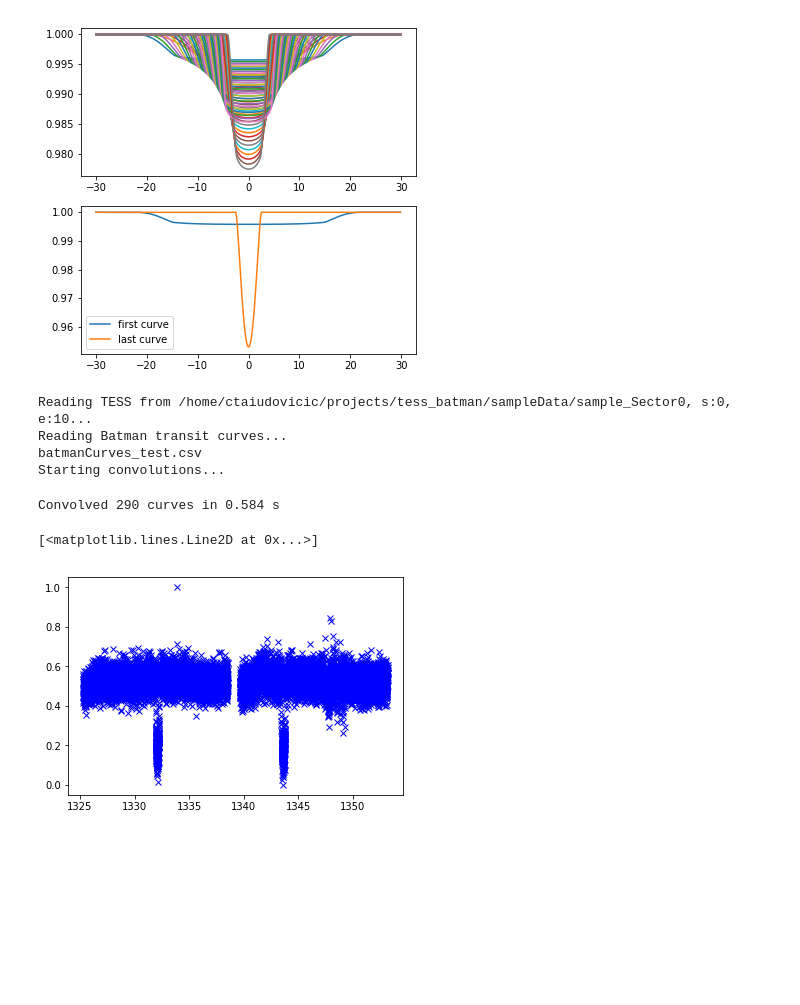
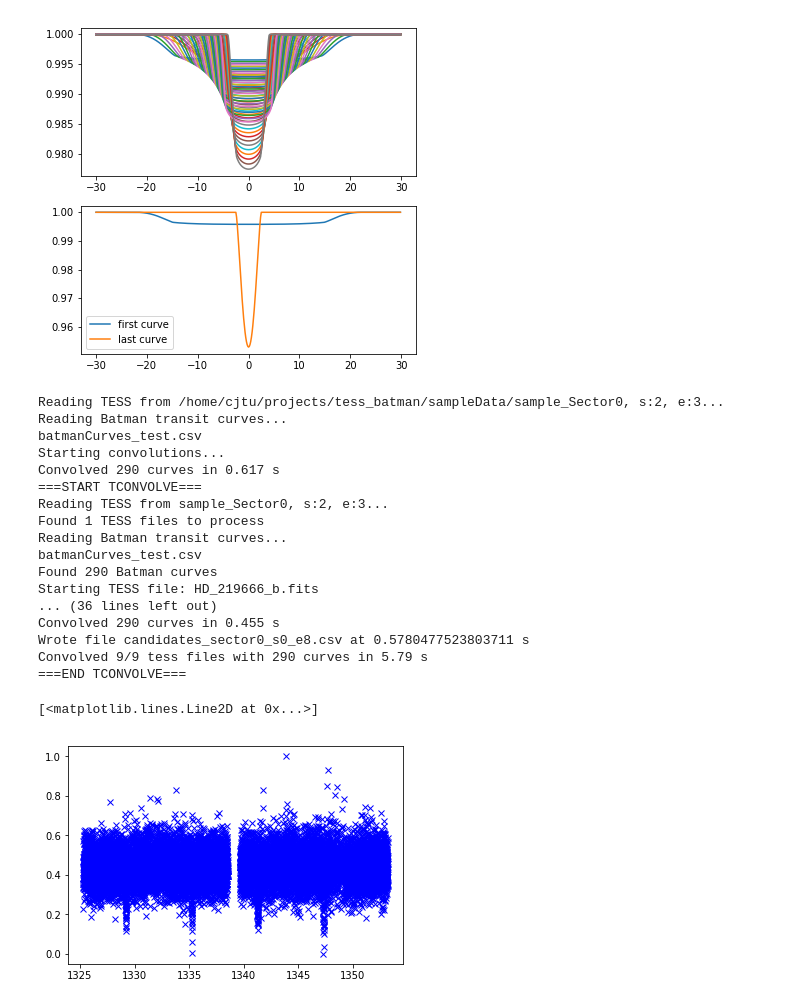
Before and after one commit to cjtu/tess_batman, a Jupyter notebook: code/master_notebook.ipynb, the cells around one changed output. Cells and saved outputs as stored; diff of their text form; code cells hidden in the pictures; blank space fills up the shorter version.

```diff
--- a/code/master_notebook.ipynb
+++ b/code/master_notebook.ipynb
@@ -19,7 +19,7 @@ with open(paramfile, 'w') as f:
         f.write(' = '.join([param_names[i], params[i]]) + '\n')
 # %%
 # Make batman curves
-pb = "/home/ctaiudovicic/projects/tess_batman/code/"
+pb = "/home/cjtu/projects/tess_batman/code/"
 bparams, bcurves = make_batman(paramfile, pb, norm=True, write=True)
 # %% [output]
 Generating curves
@@ -49,20 +49,37 @@ plt.legend()
 [figure]
 # %%
 # pt = "/home/ctaiudovicic/projects/tess_batman/data/TESS/"
-pt = "/home/ctaiudovicic/projects/tess_batman/sampleData/"
-tstart = 0
-tend = 10
+pt = "/home/cjtu/projects/tess_batman/sampleData/"
+tstart = 2
+tend = tstart+1
 tess_names = read_tess(pt, pt+"sample_Sector0", tstart, tend)
 times, curve_names, batmanCurves = read_batman(pb, suffix)
 tess_time, tess_flux = open_tess_fits(tess_names[0], norm=True)
 curves, times, convs = convolve(tess_time, tess_flux, batmanCurves, curve_names, num_keep=len(curve_names))
 
+# candidates for tstart to tend
+candidates = tbconvolve(pt, pb, suffix, 0, tstart, tend, pb, num_keep = -1, norm_tess=True, write=False)
+# do all candidates and write to file
+_ = tbconvolve(pt, pb, suffix, 0, 0, 9, pb, num_keep = -1, norm_tess=True, write=True)
+
 plt.plot(tess_time, tess_flux, 'bx')
 # %% [output]
-Reading TESS from /home/ctaiudovicic/projects/tess_batman/sampleData/sample_Sector0, s:0, e:10...
+Reading TESS from /home/cjtu/projects/tess_batman/sampleData/sample_Sector0, s:2, e:3...
 Reading Batman transit curves...
 batmanCurves_test.csv
 Starting convolutions...
+Convolved 290 curves in 0.617 s
+===START TCONVOLVE===
+Reading TESS from sample_Sector0, s:2, e:3...
+Found 1 TESS files to process
+Reading Batman transit curves...
+batmanCurves_test.csv
+Found 290 Batman curves
+Starting TESS file: HD_219666_b.fits
+... (36 lines left out)
+Convolved 290 curves in 0.455 s
+Wrote file candidates_sector0_s0_e8.csv at 0.5780477523803711 s
+Convolved 9/9 tess files with 290 curves in 5.79 s
+===END TCONVOLVE===
-Convolved 290 curves in 0.584 s
+[<matplotlib.lines.Line2D at 0x...>]
-[<matplotlib.lines.Line2D at 0x...>]
-[figure, old version]
+[figure, new version]
```
Also changed, not shown: parts of 8 cells of this notebook.
